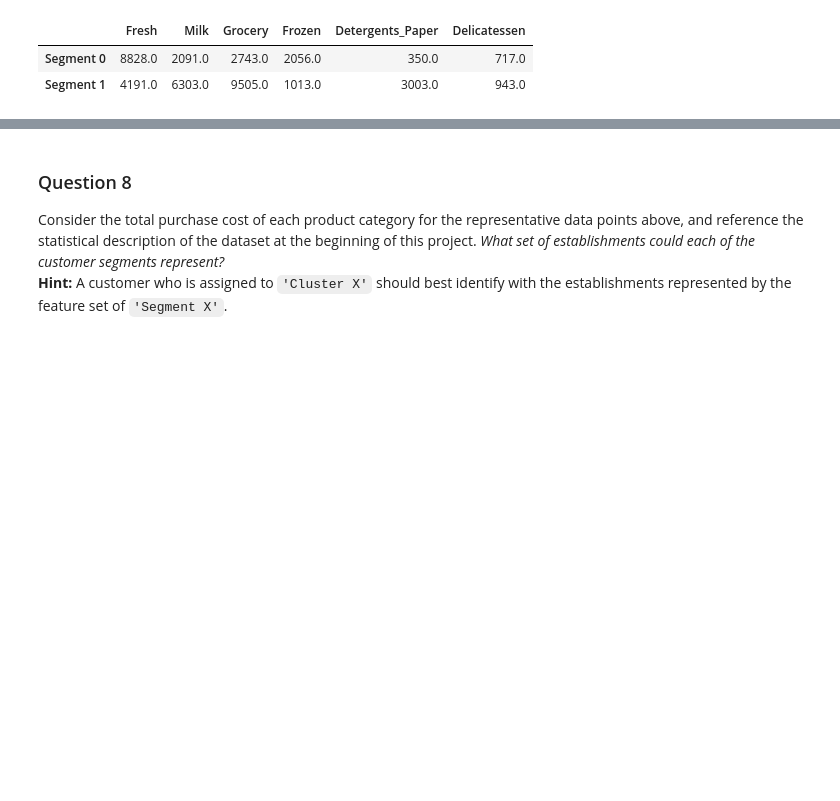
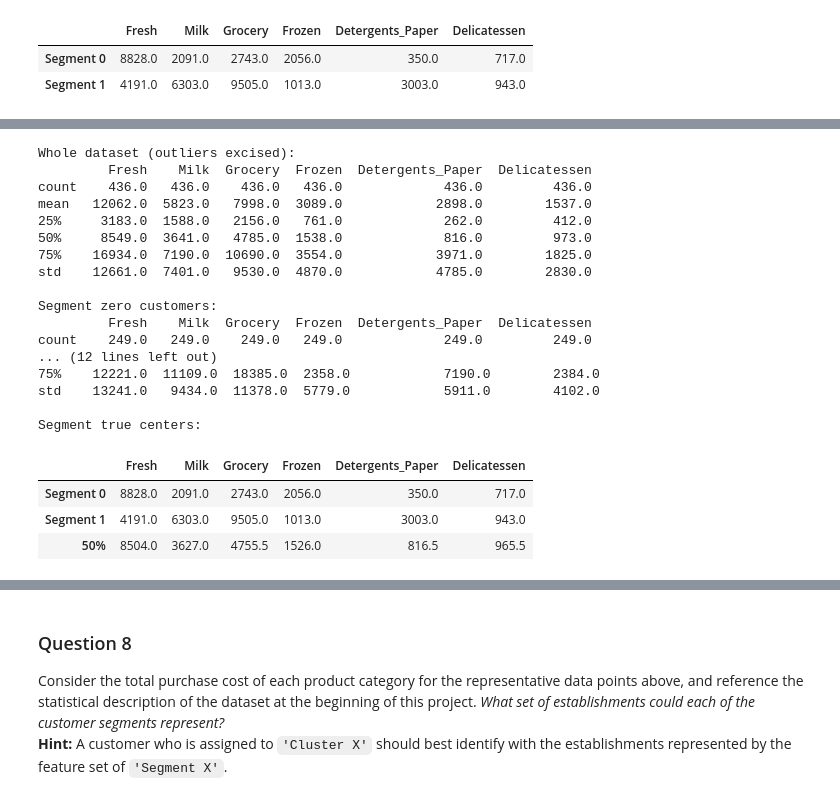
Before and after one commit to Rob-M-F/Customer_Segments, a Jupyter notebook: customer_segments.ipynb, the cells around one changed output, grey strips where cells are left out. Saved outputs shown, nothing was run; the diff lists cells and outputs as text; code cells hidden in the pictures; blank space fills up the shorter version.

Commit message:
Final revision of project
Final submission for Customer Segmentation project.

```diff
--- a/customer_segments.ipynb
+++ b/customer_segments.ipynb
@@ -484,0 +493,35 @@ display(true_centers)
+# %%
+pred_data = good_data.apply(np.exp)
+pred_list = pd.Series(preds, index=good_data.index)
+seg0 = pred_data[pred_list == 0]
+seg1 = pred_data[pred_list == 1]
+print "Whole dataset (outliers excised):"
+print pred_data.describe().loc[['count', 'mean', '25%', '50%', '75%', 'std'], :].round()
+print "\nSegment zero customers:"
+print seg0.describe().loc[['count', 'mean', '25%', '50%', '75%', 'std'], :].round()
+print "\nSegment one customers:"
+print seg1.describe().loc[['count', 'mean', '25%', '50%', '75%', 'std'], :].round()
+print "\nSegment true centers:"
+display(true_centers)
+# %% [output]
+Whole dataset (outliers excised):
+         Fresh    Milk  Grocery  Frozen  Detergents_Paper  Delicatessen
+count    436.0   436.0    436.0   436.0             436.0         436.0
+mean   12062.0  5823.0   7998.0  3089.0            2898.0        1537.0
+25%     3183.0  1588.0   2156.0   761.0             262.0         412.0
+50%     8549.0  3641.0   4785.0  1538.0             816.0         973.0
+75%    16934.0  7190.0  10690.0  3554.0            3971.0        1825.0
+std    12661.0  7401.0   9530.0  4870.0            4785.0        2830.0
+
+Segment zero customers:
+         Fresh    Milk  Grocery  Frozen  Detergents_Paper  Delicatessen
+count    249.0   249.0    249.0   249.0             249.0         249.0
+... (12 lines left out)
+75%    12221.0  11109.0  18385.0  2358.0            7190.0        2384.0
+std    13241.0   9434.0  11378.0  5779.0            5911.0        4102.0
+
+Segment true centers:
+|  | Fresh | Milk | Grocery | Frozen | Detergents_Paper | Delicatessen |
+| Segment 0 | 8828.0 | 2091.0 | 2743.0 | 2056.0 | 350.0 | 717.0 |
+| Segment 1 | 4191.0 | 6303.0 | 9505.0 | 1013.0 | 3003.0 | 943.0 |
+| 50% | 8504.0 | 3627.0 | 4755.5 | 1526.0 | 816.5 | 965.5 |
```
Also changed, not shown: parts of 5 cells of this notebook, 1 other file.
